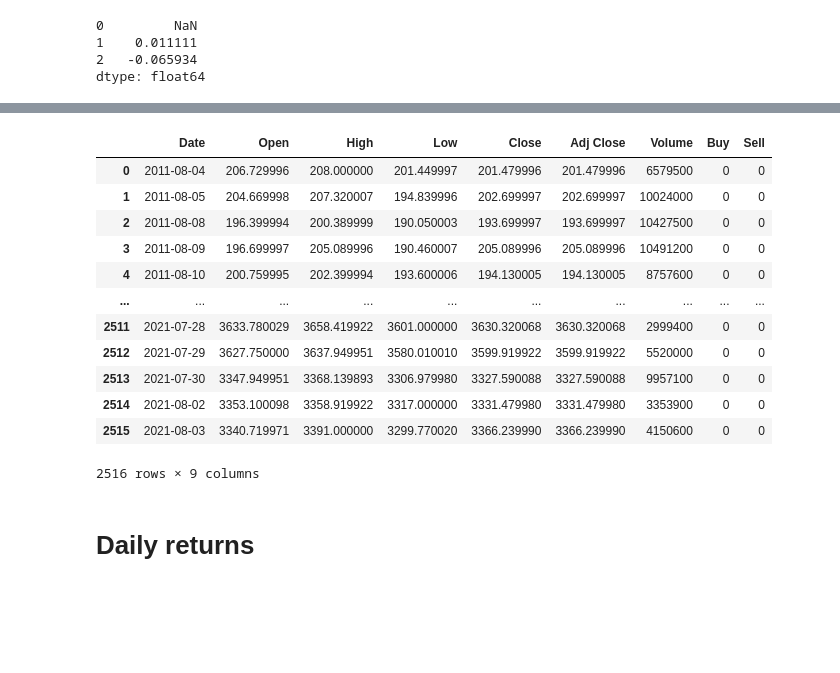
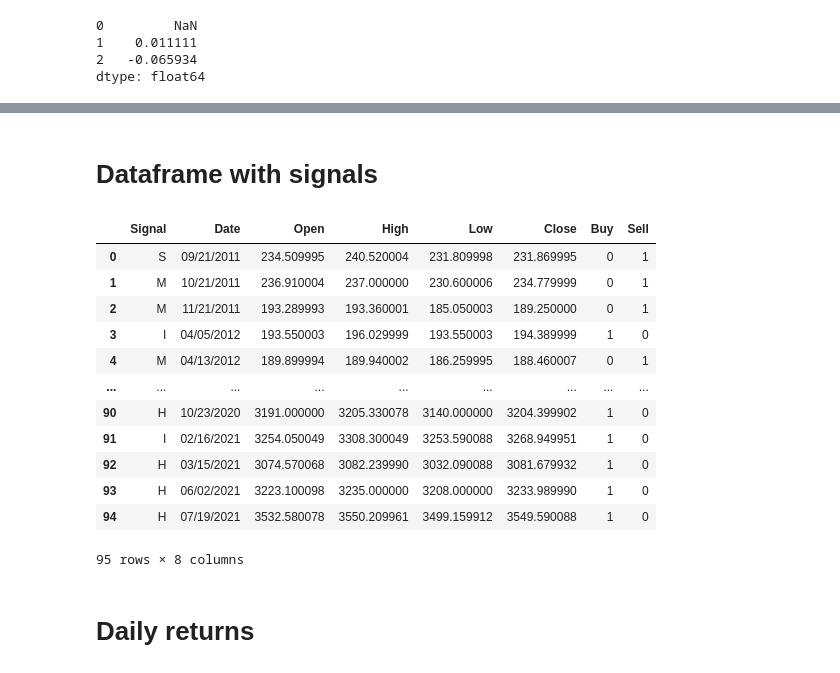
Before and after one commit to evans123456/cloudwithfinance, a Jupyter notebook: Untitled.ipynb, the cells around one changed output, grey strips where cells are left out. Drawn from its saved outputs; the diff is of its cells as text; code cells hidden in the pictures; blank space fills up the shorter version.

```diff
--- a/Untitled.ipynb
+++ b/Untitled.ipynb
@@ -176,17 +137,0 @@ DatetimeIndex(['2011-08-04', '2011-08-05', '2011-08-08', '2011-08-09',
-# %%
-data = data.reset_index()
-data
-# %% [output]
-|  | Date | Open | High | Low | Close | Adj Close | Volume | Buy | Sell |
-| 0 | 2011-08-04 | 206.729996 | 208.000000 | 201.449997 | 201.479996 | 201.479996 | 6579500 | 0 | 0 |
-| 1 | 2011-08-05 | 204.669998 | 207.320007 | 194.839996 | 202.699997 | 202.699997 | 10024000 | 0 | 0 |
-| 2 | 2011-08-08 | 196.399994 | 200.389999 | 190.050003 | 193.699997 | 193.699997 | 10427500 | 0 | 0 |
-| 3 | 2011-08-09 | 196.699997 | 205.089996 | 190.460007 | 205.089996 | 205.089996 | 10491200 | 0 | 0 |
-| 4 | 2011-08-10 | 200.759995 | 202.399994 | 193.600006 | 194.130005 | 194.130005 | 8757600 | 0 | 0 |
-| ... | ... | ... | ... | ... | ... | ... | ... | ... | ... |
-| 2511 | 2021-07-28 | 3633.780029 | 3658.419922 | 3601.000000 | 3630.320068 | 3630.320068 | 2999400 | 0 | 0 |
-| 2512 | 2021-07-29 | 3627.750000 | 3637.949951 | 3580.010010 | 3599.919922 | 3599.919922 | 5520000 | 0 | 0 |
-| 2513 | 2021-07-30 | 3347.949951 | 3368.139893 | 3306.979980 | 3327.590088 | 3327.590088 | 9957100 | 0 | 0 |
-| 2514 | 2021-08-02 | 3353.100098 | 3358.919922 | 3317.000000 | 3331.479980 | 3331.479980 | 3353900 | 0 | 0 |
-| 2515 | 2021-08-03 | 3340.719971 | 3391.000000 | 3299.770020 | 3366.239990 | 3366.239990 | 4150600 | 0 | 0 |
-2516 rows × 9 columns
@@ -203,2 +138,21 @@ items = [entry[3] for entry in data.values.tolist()]
+# %% [markdown]
+# Dataframe with signals
+# %%
+stuff = pd.DataFrame(stuff, columns=['Signal','Date', 'Open', 'High', 'Low', 'Close','Buy','Sell'])
+stuff
+# %% [output]
+|  | Signal | Date | Open | High | Low | Close | Buy | Sell |
+| 0 | S | 09/21/2011 | 234.509995 | 240.520004 | 231.809998 | 231.869995 | 0 | 1 |
+| 1 | M | 10/21/2011 | 236.910004 | 237.000000 | 230.600006 | 234.779999 | 0 | 1 |
+| 2 | M | 11/21/2011 | 193.289993 | 193.360001 | 185.050003 | 189.250000 | 0 | 1 |
+| 3 | I | 04/05/2012 | 193.550003 | 196.029999 | 193.550003 | 194.389999 | 1 | 0 |
+| 4 | M | 04/13/2012 | 189.899994 | 189.940002 | 186.259995 | 188.460007 | 0 | 1 |
+| ... | ... | ... | ... | ... | ... | ... | ... | ... |
+| 90 | H | 10/23/2020 | 3191.000000 | 3205.330078 | 3140.000000 | 3204.399902 | 1 | 0 |
+| 91 | I | 02/16/2021 | 3254.050049 | 3308.300049 | 3253.590088 | 3268.949951 | 1 | 0 |
+| 92 | H | 03/15/2021 | 3074.570068 | 3082.239990 | 3032.090088 | 3081.679932 | 1 | 0 |
+| 93 | H | 06/02/2021 | 3223.100098 | 3235.000000 | 3208.000000 | 3233.989990 | 1 | 0 |
+| 94 | H | 07/19/2021 | 3532.580078 | 3550.209961 | 3499.159912 | 3549.590088 | 1 | 0 |
+95 rows × 8 columns
 # %% [markdown]
 # Daily returns
```
Also changed, not shown: parts of 59 cells of this notebook, 3 other files.
